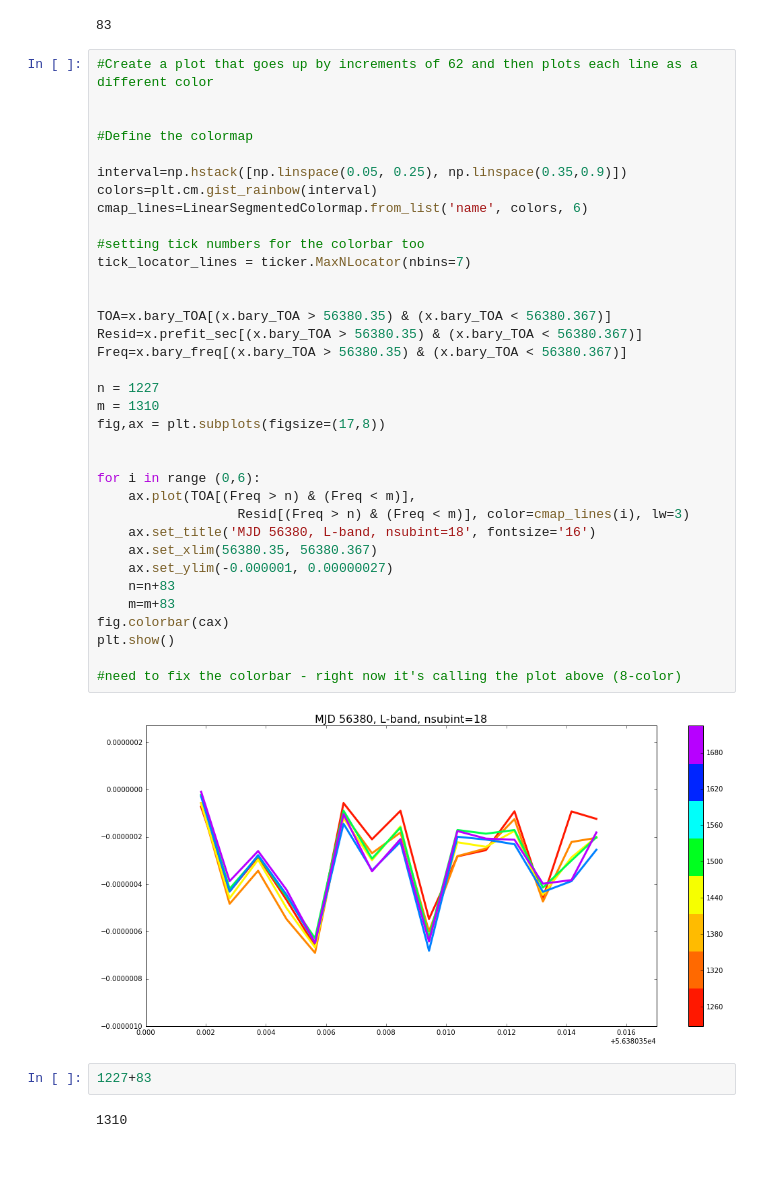
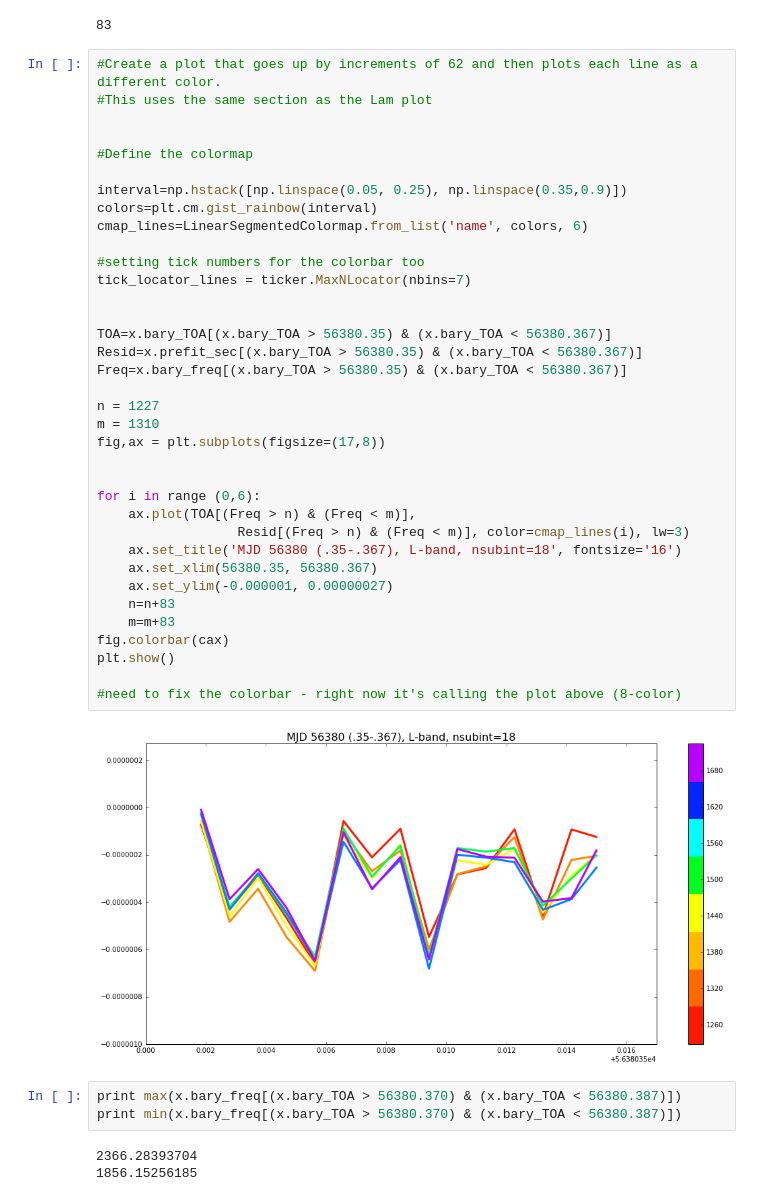
Before and after one commit to elliesch/pulsar_codes, a Jupyter notebook: ResidVsTime.ipynb, the cells around one changed output. Saved outputs shown, nothing was run; the diff lists cells and outputs as text; blank space fills up the shorter version.

```diff
--- a/ResidVsTime.ipynb
+++ b/ResidVsTime.ipynb
@@ -393,43 +393,46 @@ print min(x.bary_freq[(x.bary_TOA > 56380.35) & (x.bary_TOA < 56380.367)])
 # %% [output]
 83
 # %%
-#Create a plot that goes up by increments of 62 and then plots each line as a different color
+#Create a plot that goes up by increments of 62 and then plots each line as a different color.
+#This uses the same section as the Lam plot
 
 
 #Define the colormap
 
 interval=np.hstack([np.linspace(0.05, 0.25), np.linspace(0.35,0.9)])
 colors=plt.cm.gist_rainbow(interval)
 cmap_lines=LinearSegmentedColormap.from_list('name', colors, 6)
 
 #setting tick numbers for the colorbar too
 tick_locator_lines = ticker.MaxNLocator(nbins=7)
 
 
 TOA=x.bary_TOA[(x.bary_TOA > 56380.35) & (x.bary_TOA < 56380.367)]
 Resid=x.prefit_sec[(x.bary_TOA > 56380.35) & (x.bary_TOA < 56380.367)]
 Freq=x.bary_freq[(x.bary_TOA > 56380.35) & (x.bary_TOA < 56380.367)]
 
 n = 1227
 m = 1310
 fig,ax = plt.subplots(figsize=(17,8))
 
 
 for i in range (0,6):
     ax.plot(TOA[(Freq > n) & (Freq < m)],
                   Resid[(Freq > n) & (Freq < m)], color=cmap_lines(i), lw=3)
-    ax.set_title('MJD 56380, L-band, nsubint=18', fontsize='16')
+    ax.set_title('MJD 56380 (.35-.367), L-band, nsubint=18', fontsize='16')
     ax.set_xlim(56380.35, 56380.367)
     ax.set_ylim(-0.000001, 0.00000027)
     n=n+83
     m=m+83
 fig.colorbar(cax)
 plt.show()
 
 #need to fix the colorbar - right now it's calling the plot above (8-color)
 # %% [output]
-[figure, old version]
+[figure, new version]
-# %%
-1227+83
-# %% [output]
-1310
+# %%
+print max(x.bary_freq[(x.bary_TOA > 56380.370) & (x.bary_TOA < 56380.387)])
+print min(x.bary_freq[(x.bary_TOA > 56380.370) & (x.bary_TOA < 56380.387)])
+# %% [output]
+2366.28393704
+1856.15256185
```
Also changed, not shown: parts of 5 cells of this notebook.
